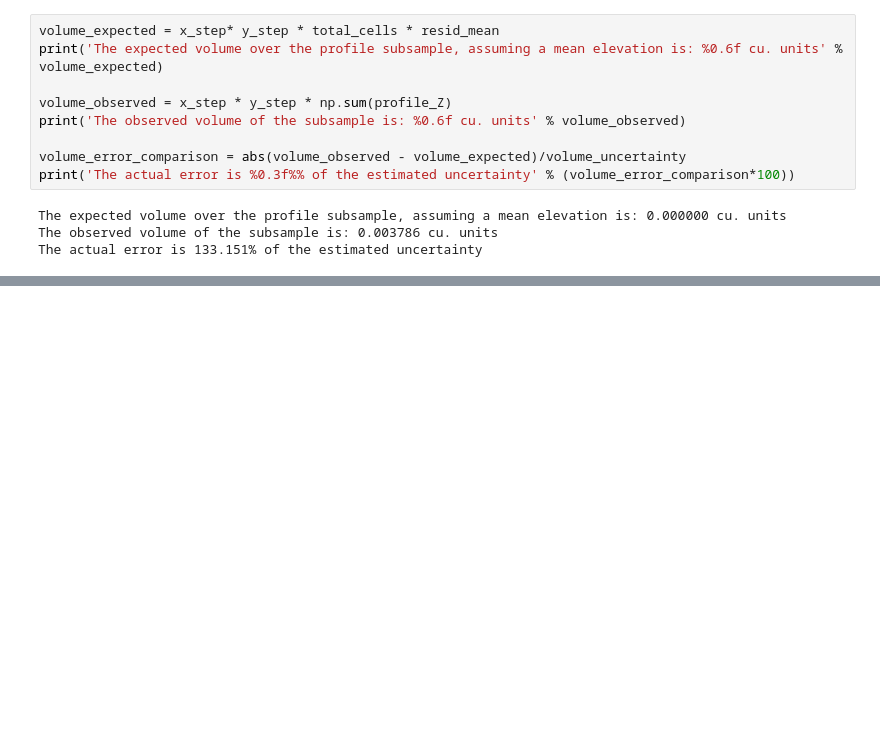
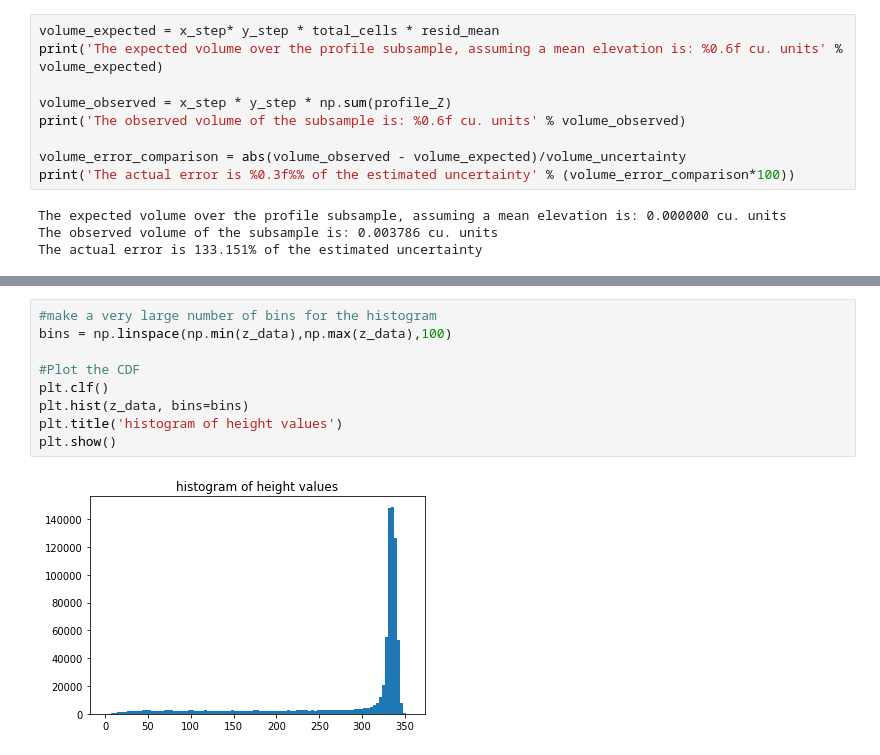
Before and after one commit to jarichardson/Pit-UQ, a Jupyter notebook: Pit Morphology Uncertainty Quantification.ipynb, the cells around one changed output, grey strips where cells are left out. Saved outputs shown, nothing was run; the diff lists cells and outputs as text; blank space fills up the shorter version.

```diff
--- a/Pit Morphology Uncertainty Quantification.ipynb
+++ b/Pit Morphology Uncertainty Quantification.ipynb
@@ -181,0 +269,11 @@ A pit can be defined as a contiguous collection of points that are below (by som
+# %%
+#make a very large number of bins for the histogram
+bins = np.linspace(np.min(z_data),np.max(z_data),100)
+
+#Plot the CDF
+plt.clf()
+plt.hist(z_data, bins=bins)
+plt.title('histogram of height values')
+plt.show()
+# %% [output]
+[figure, added]
```
Also changed, not shown: parts of 19 cells of this notebook.
